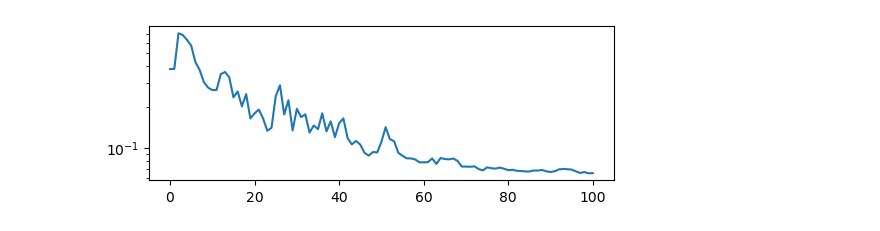
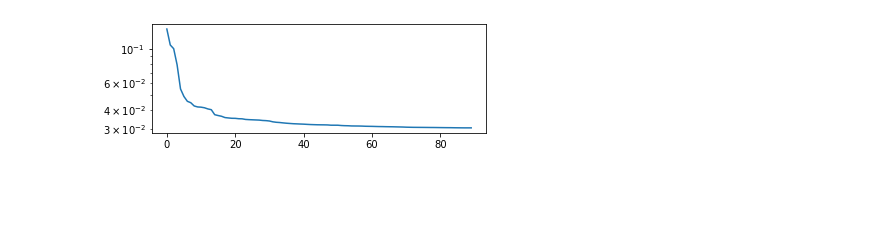
Before and after one commit to jorgenriseth/deepshape, a Jupyter notebook: example-notebooks/Digit Matching.ipynb, the cells around one changed output. Saved outputs shown, nothing was run; the diff lists cells and outputs as text; code cells hidden in the pictures; blank space fills up the shorter version.

```diff
--- a/example-notebooks/Digit Matching.ipynb
+++ b/example-notebooks/Digit Matching.ipynb
@@ -21,8 +21,8 @@ imgdata = gaussian_blur(imgdata, [3, 3])
 imgdata /= imgdata.max()
 
 # Extract example images
-img1 = imgdata[0]
-img2 = imgdata[30]
+img1 = imgdata[17]
+img2 = imgdata[0]
 
 fig, (ax1, ax2 )= plt.subplots(1, 2)
 ax1.imshow(img1)
@@ -86,7 +86,7 @@ device = "cpu"
 
 # Define reparametrization-network
 RN = SurfaceReparametrizer(
-    [PalaisLayer(5, init_scale=0., projection_method="lipschitz") for _ in range(5)]
+    [SineSeries(5, init_scale=0.) for _ in range(5)]
 ).to(device)
 
 loss_func = ImageComponentDistance(q, r, k=64, h=1e-4).to(device)
@@ -94,12 +94,12 @@ loss_func = ImageComponentDistance(q, r, k=64, h=1e-4).to(device)
 
 # Define optimizer and learning rate scheduler
 optimizer = optim.LBFGS(RN.parameters(), lr=1., max_iter=100, line_search_fn="strong_wolfe")
-optimizer = optim.SGD(RN.parameters(), lr=1e-1, momentum=0.5)
-schedular=None
-scheduler = optim.lr_scheduler.ReduceLROnPlateau(
-    optimizer, mode='min', factor=0.5, patience=3, threshold=0.,
-    threshold_mode='rel', cooldown=10, min_lr=1e-4, eps=1e-08,
-    verbose=True)
+# optimizer = optim.SGD(RN.parameters(), lr=1e-1, momentum=0.5)
+scheduler=None
+# scheduler = optim.lr_scheduler.ReduceLROnPlateau(
+#     optimizer, mode='min', factor=0.5, patience=3, threshold=0.,
+#     threshold_mode='rel', cooldown=10, min_lr=1e-4, eps=1e-08,
+#     verbose=True)
 
 # Train and store convergence
 errors = reparametrize(RN, loss_func, optimizer, 100, Logger(5), projection_kwargs={"epsilon": 1e-2}, scheduler=scheduler)
@@ -130,4 +133,4 @@ Finished training in 22.63036s
-[figure, old version]
+[figure, new version]
 # %%
 # =============== PLotting below +============
 u = lambda x: RN(x)
```
Also changed, not shown: parts of 8 cells of this notebook, 1 other file.
